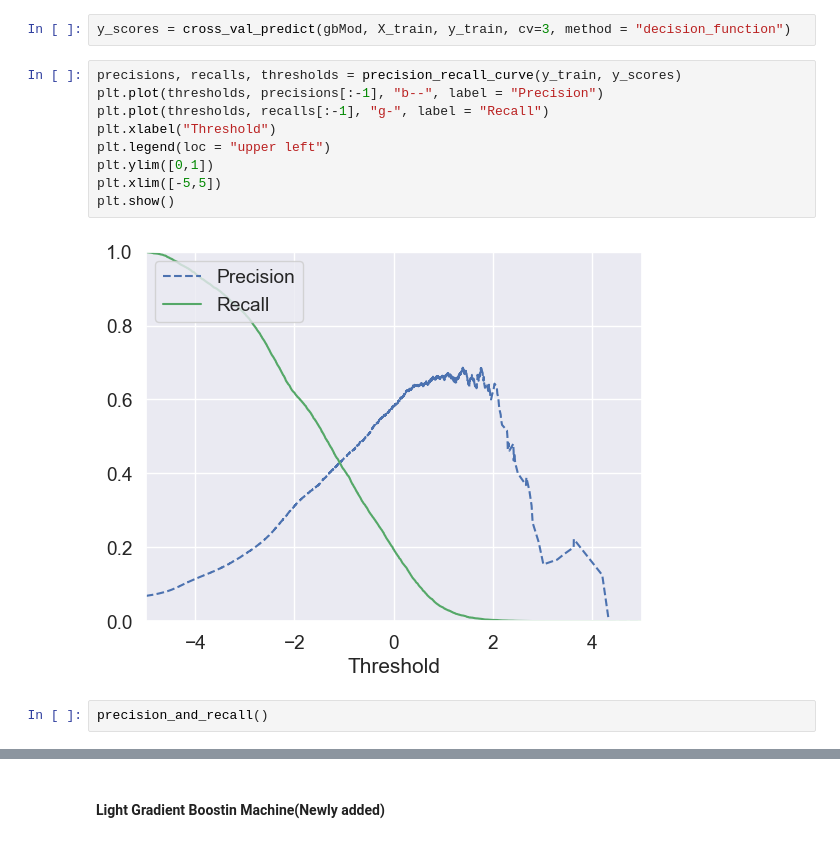
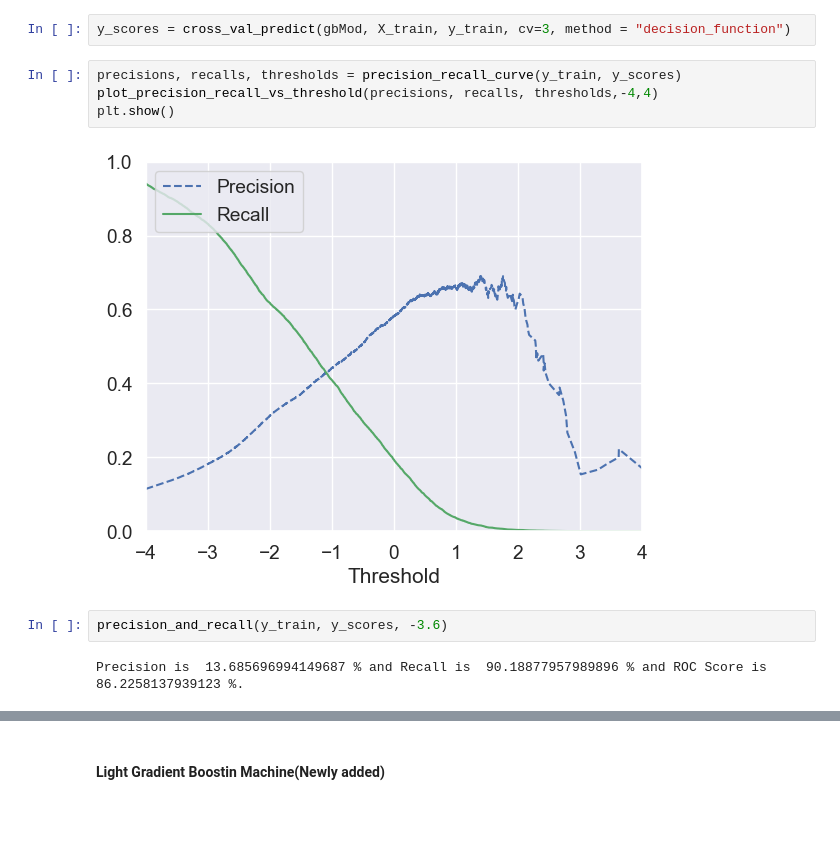
Before and after one commit to Daconic/STAT3011_2324_GP10, a Jupyter notebook: Hans/Credit Risk Analysis_euikyun.ipynb, the cells around one changed output, grey strips where cells are left out. Saved outputs shown, nothing was run; the diff lists cells and outputs as text; blank space fills up the shorter version.

```diff
--- a/Hans/Credit Risk Analysis_euikyun.ipynb
+++ b/Hans/Credit Risk Analysis_euikyun.ipynb
@@ -1020,16 +1011,13 @@ plt.show()
 [figure]
 # %%
 y_scores = cross_val_predict(gbMod, X_train, y_train, cv=3, method = "decision_function")
-# %%
-precisions, recalls, thresholds = precision_recall_curve(y_train, y_scores)
-plt.plot(thresholds, precisions[:-1], "b--", label = "Precision")
-plt.plot(thresholds, recalls[:-1], "g-", label = "Recall")
-plt.xlabel("Threshold")
-plt.legend(loc = "upper left")
-plt.ylim([0,1])
-plt.xlim([-5,5])
-plt.show()
-# %% [output]
-[figure, removed]
-# %%
-precision_and_recall()
+# %%
+precisions, recalls, thresholds = precision_recall_curve(y_train, y_scores)
+plot_precision_recall_vs_threshold(precisions, recalls, thresholds,-4,4)
+plt.show()
+# %% [output]
+[figure, added]
+# %%
+precision_and_recall(y_train, y_scores, -3.6)
+# %% [output]
+Precision is  13.685696994149687 % and Recall is  90.18877957989896 % and ROC Score is 86.2258137939123 %.
```
Also changed, not shown: parts of 42 cells of this notebook.
